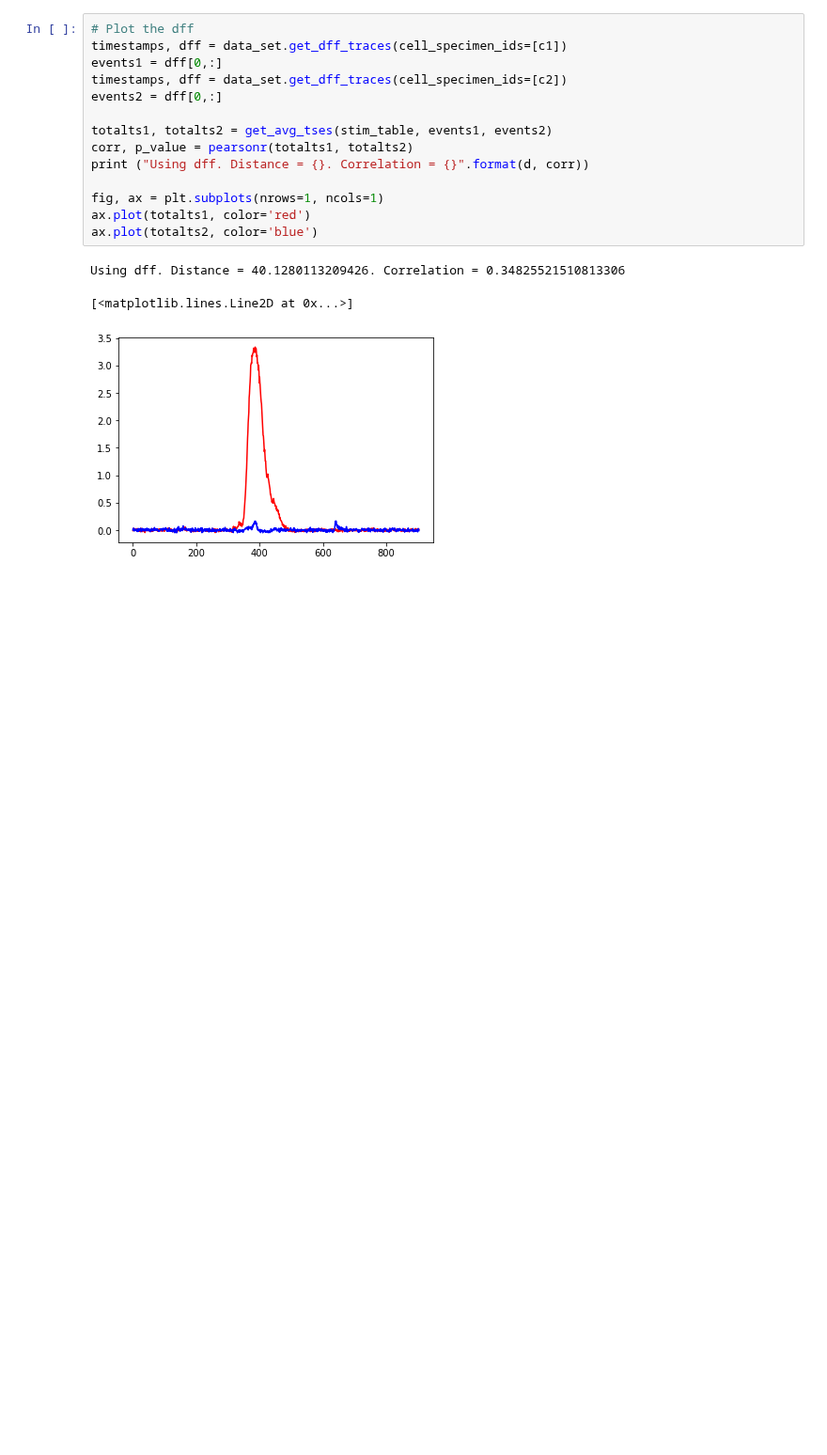
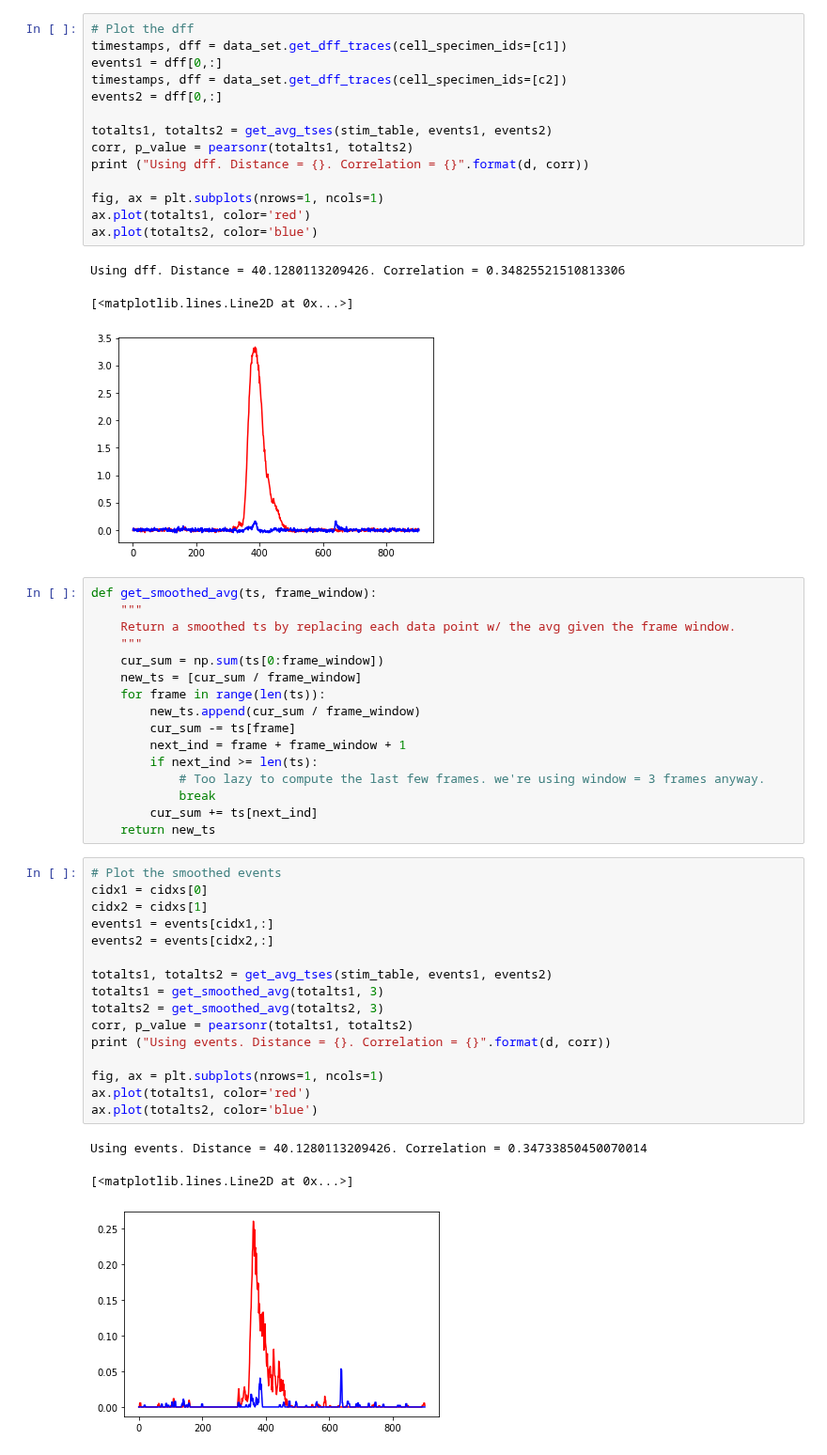
Before and after one commit to AllenInstitute/swdb_2019_student, a Jupyter notebook: visionaries/notebooks/two_time_series_viz.ipynb, the cells around one changed output. Shown at 94% size. Cells and saved outputs as stored; diff of their text form; blank space fills up the shorter version.

```diff
--- a/visionaries/notebooks/two_time_series_viz.ipynb
+++ b/visionaries/notebooks/two_time_series_viz.ipynb
@@ -68,3 +68,39 @@ ax.plot(totalts2, color='blue')
 Using dff. Distance = 40.1280113209426. Correlation = 0.34825521510813306
 [<matplotlib.lines.Line2D at 0x...>]
 [figure]
+# %%
+def get_smoothed_avg(ts, frame_window):
+    """
+    Return a smoothed ts by replacing each data point w/ the avg given the frame window.
+    """
+    cur_sum = np.sum(ts[0:frame_window])
+    new_ts = [cur_sum / frame_window]
+    for frame in range(len(ts)):
+        new_ts.append(cur_sum / frame_window)
+        cur_sum -= ts[frame]
+        next_ind = frame + frame_window + 1
+        if next_ind >= len(ts):
+            # Too lazy to compute the last few frames. we're using window = 3 frames anyway.
+            break
+        cur_sum += ts[next_ind]
+    return new_ts
+# %%
+# Plot the smoothed events
+cidx1 = cidxs[0]
+cidx2 = cidxs[1]
+events1 = events[cidx1,:]
+events2 = events[cidx2,:]
+
+totalts1, totalts2 = get_avg_tses(stim_table, events1, events2)
+totalts1 = get_smoothed_avg(totalts1, 3)
+totalts2 = get_smoothed_avg(totalts2, 3)
+corr, p_value = pearsonr(totalts1, totalts2)
+print ("Using events. Distance = {}. Correlation = {}".format(d, corr))
+
+fig, ax = plt.subplots(nrows=1, ncols=1)
+ax.plot(totalts1, color='red')
+ax.plot(totalts2, color='blue')
+# %% [output]
+Using events. Distance = 40.1280113209426. Correlation = 0.34733850450070014
+[<matplotlib.lines.Line2D at 0x...>]
+[figure, added]
```
